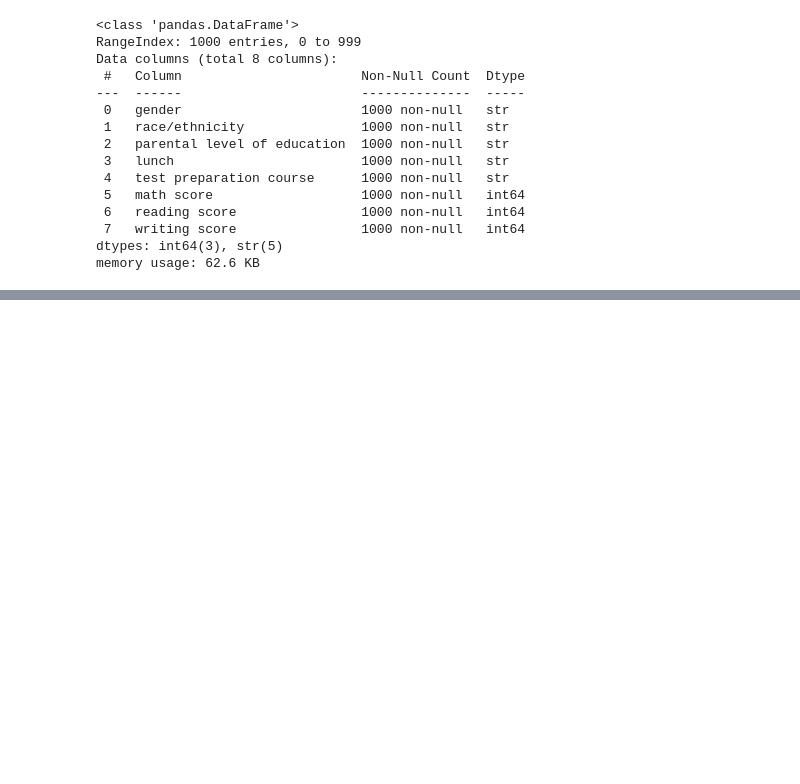
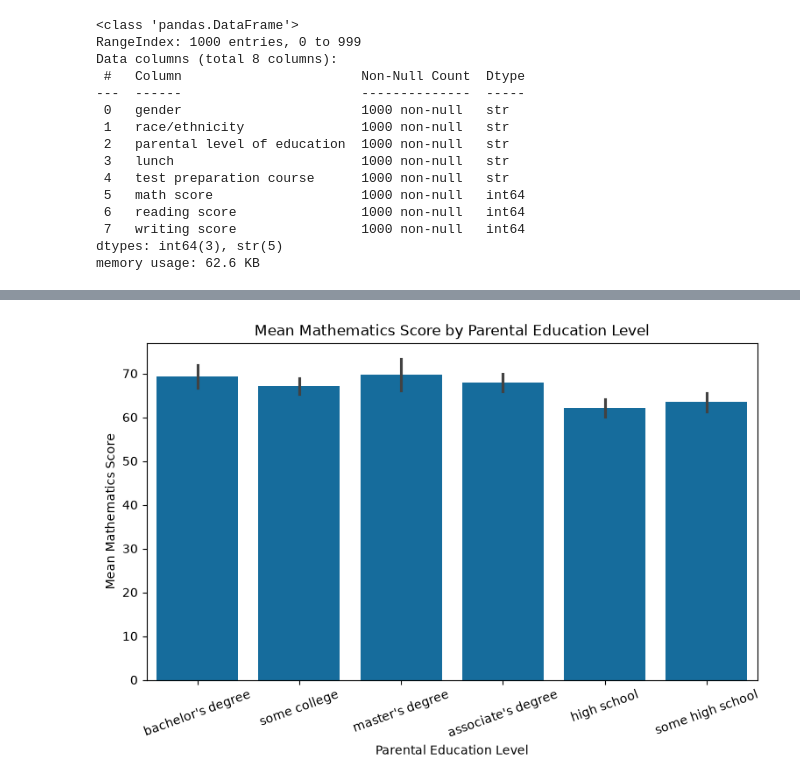
Before and after one commit to Shehzaad-S/udacity-statistical-analysis-project, a Jupyter notebook: analysis.ipynb, the cells around one changed output, grey strips where cells are left out. Drawn from its saved outputs; the diff is of its cells as text; code cells hidden in the pictures; blank space fills up the shorter version.

```diff
--- a/analysis.ipynb
+++ b/analysis.ipynb
@@ -65,0 +262,20 @@ The Students Performance dataset was successfully loaded and inspected. The data
+# %%
+plt.figure(figsize=(9, 5))
+
+sns.barplot(
+    data=df_exams,
+    x="parental level of education",
+    y="math score",
+    errorbar=("ci", 95),
+      color="#0072B2"
+)
+
+plt.title("Mean Mathematics Score by Parental Education Level")
+plt.xlabel("Parental Education Level")
+plt.ylabel("Mean Mathematics Score")
+
+plt.xticks(rotation=20)
+
+plt.show()
+# %% [output]
+[figure, added]
```
Also changed, not shown: parts of 26 cells of this notebook.
